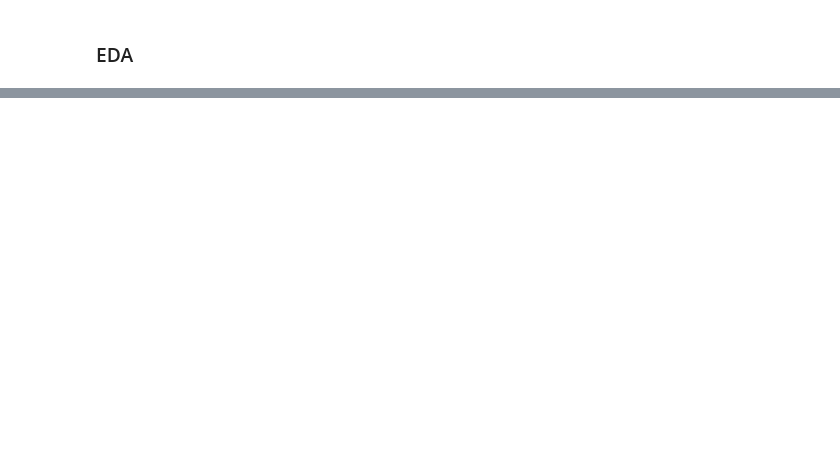
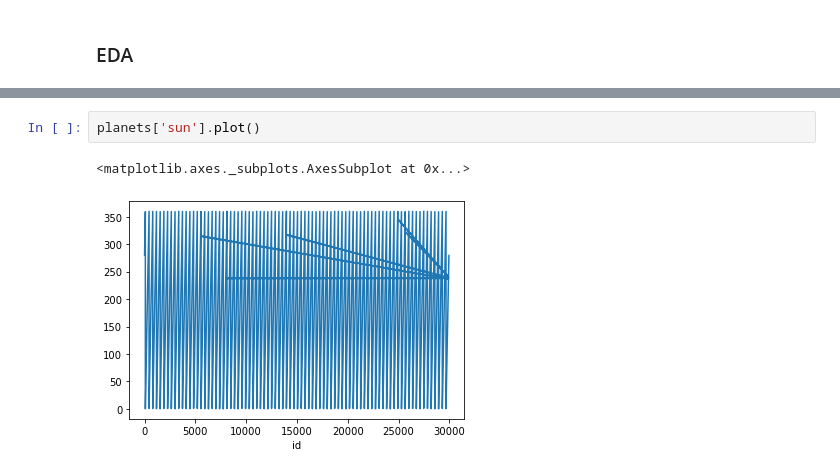
Before and after one commit to makarbaderko/stock_pred_ephemeris_project, a Jupyter notebook: astro_eda.ipynb, the cells around one changed output, grey strips where cells are left out. Cells and saved outputs as stored; diff of their text form; blank space fills up the shorter version.

```diff
--- a/astro_eda.ipynb
+++ b/astro_eda.ipynb
@@ -186,0 +234,5 @@ planets.head()
+# %%
+planets['sun'].plot()
+# %% [output]
+<matplotlib.axes._subplots.AxesSubplot at 0x...>
+[figure, added]
```
Also changed, not shown: parts of 18 cells of this notebook.
